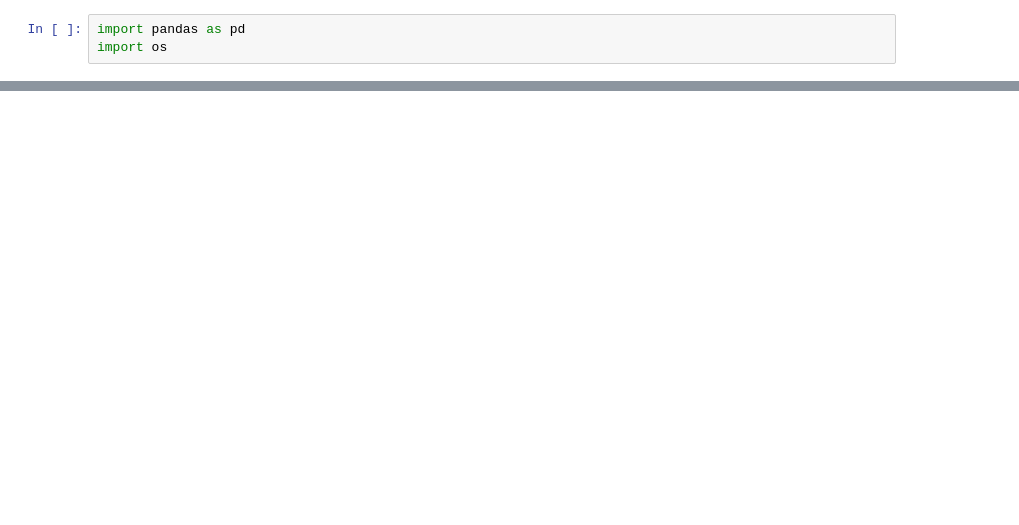
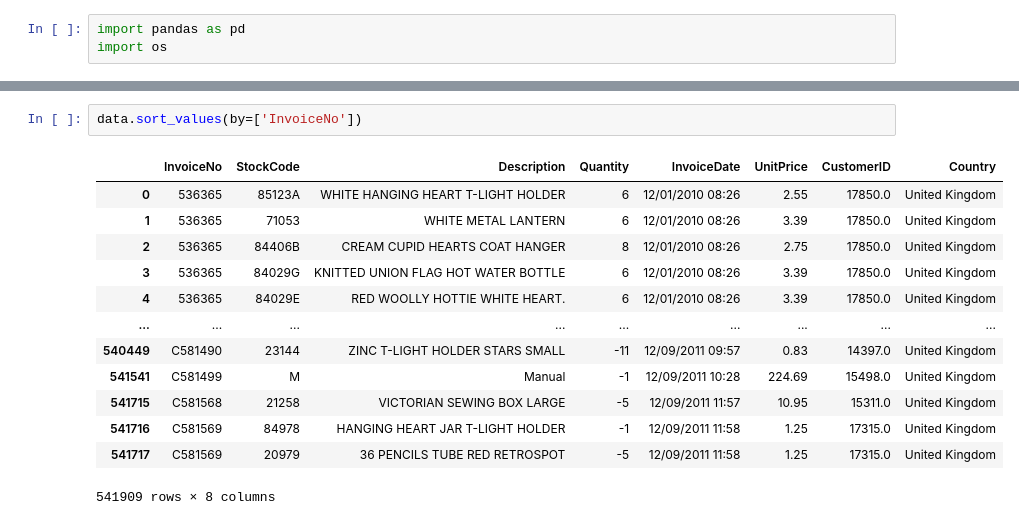
Before and after one commit to Khamsaen2489/DWDM21, a Jupyter notebook: Chapter6_Association_Rules.ipynb, the cells around one changed output, grey strips where cells are left out. Saved outputs shown, nothing was run; the diff lists cells and outputs as text; blank space fills up the shorter version.

```diff
--- a/Chapter6_Association_Rules.ipynb
+++ b/Chapter6_Association_Rules.ipynb
@@ -194,0 +30,16 @@ No handles with labels found to put in legend.
+# %%
+data.sort_values(by=['InvoiceNo'])
+# %% [output]
+|  | InvoiceNo | StockCode | Description | Quantity | InvoiceDate | UnitPrice | CustomerID | Country |
+| 0 | 536365 | 85123A | WHITE HANGING HEART T-LIGHT HOLDER | 6 | 12/01/2010 08:26 | 2.55 | 17850.0 | United Kingdom |
+| 1 | 536365 | 71053 | WHITE METAL LANTERN | 6 | 12/01/2010 08:26 | 3.39 | 17850.0 | United Kingdom |
+| 2 | 536365 | 84406B | CREAM CUPID HEARTS COAT HANGER | 8 | 12/01/2010 08:26 | 2.75 | 17850.0 | United Kingdom |
+| 3 | 536365 | 84029G | KNITTED UNION FLAG HOT WATER BOTTLE | 6 | 12/01/2010 08:26 | 3.39 | 17850.0 | United Kingdom |
+| 4 | 536365 | 84029E | RED WOOLLY HOTTIE WHITE HEART. | 6 | 12/01/2010 08:26 | 3.39 | 17850.0 | United Kingdom |
+| ... | ... | ... | ... | ... | ... | ... | ... | ... |
+| 540449 | C581490 | 23144 | ZINC T-LIGHT HOLDER STARS SMALL | -11 | 12/09/2011 09:57 | 0.83 | 14397.0 | United Kingdom |
+| 541541 | C581499 | M | Manual | -1 | 12/09/2011 10:28 | 224.69 | 15498.0 | United Kingdom |
+| 541715 | C581568 | 21258 | VICTORIAN SEWING BOX LARGE | -5 | 12/09/2011 11:57 | 10.95 | 15311.0 | United Kingdom |
+| 541716 | C581569 | 84978 | HANGING HEART JAR T-LIGHT HOLDER | -1 | 12/09/2011 11:58 | 1.25 | 17315.0 | United Kingdom |
+| 541717 | C581569 | 20979 | 36 PENCILS TUBE RED RETROSPOT | -5 | 12/09/2011 11:58 | 1.25 | 17315.0 | United Kingdom |
+541909 rows × 8 columns
```
Also changed, not shown: parts of 38 cells of this notebook.
